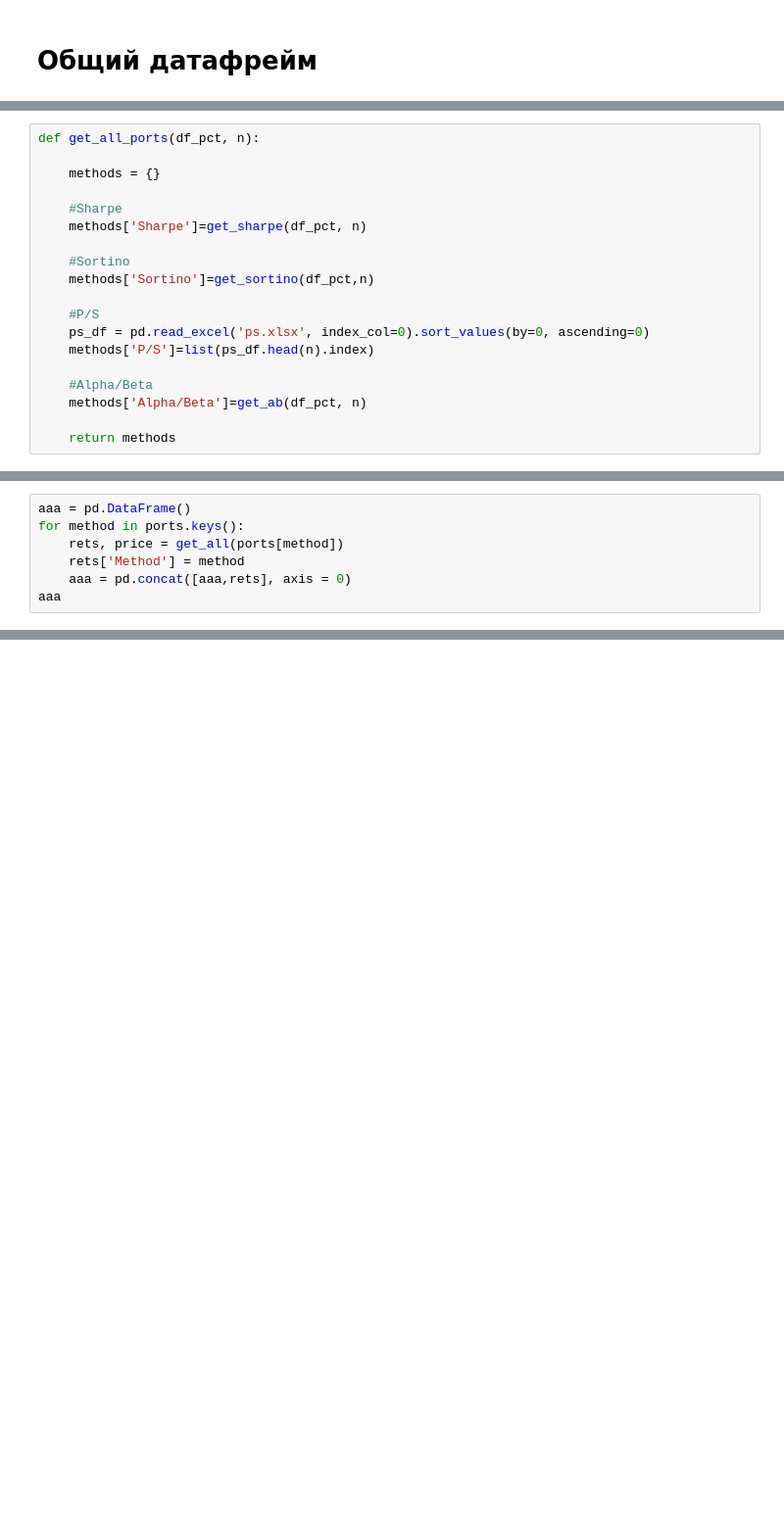
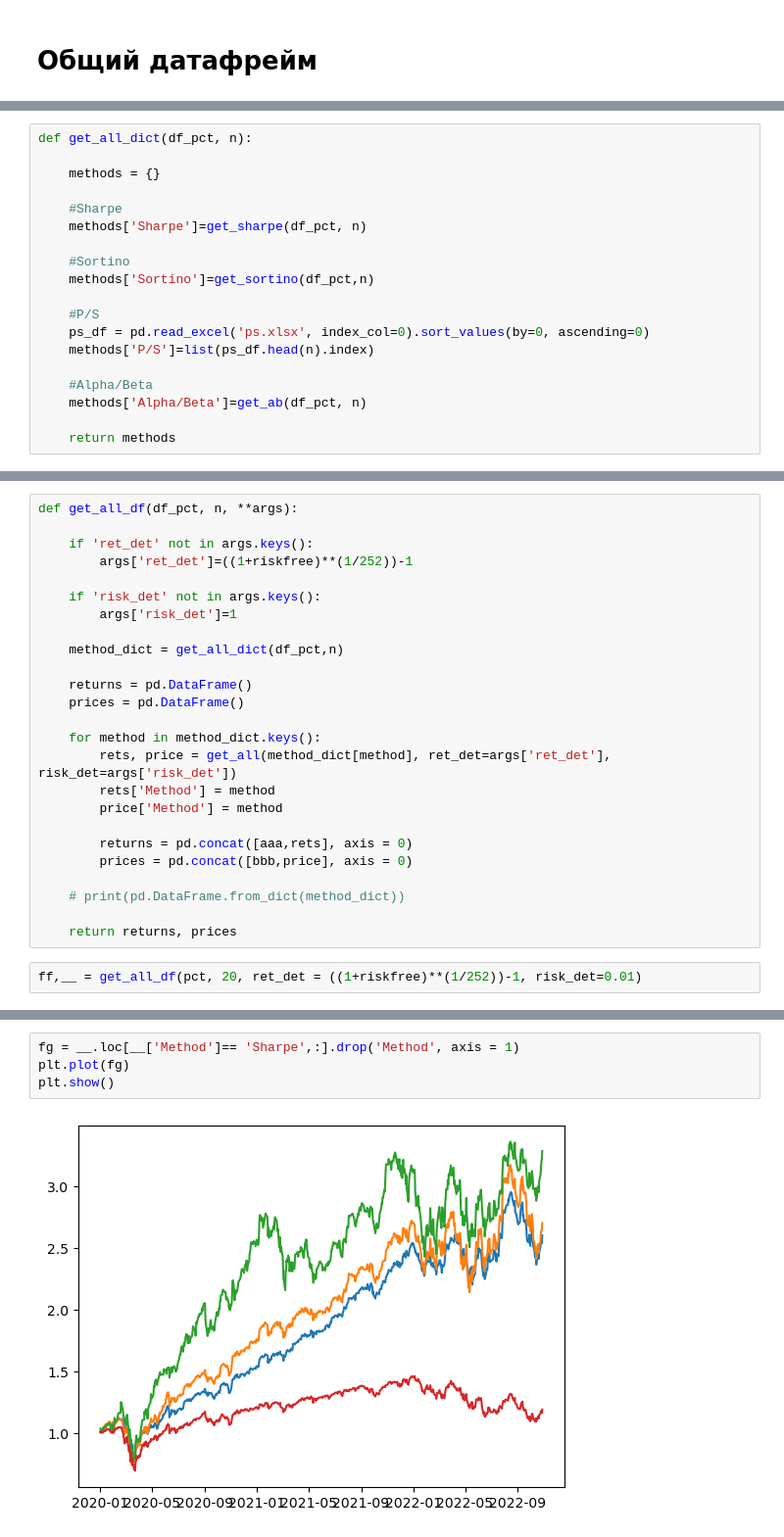
Before and after one commit to Shinypuff/Portfolios, a Jupyter notebook: port_my.ipynb, the cells around one changed output, grey strips where cells are left out. Shown at 98% size. Cells and saved outputs as stored; diff of their text form; blank space fills up the shorter version.

```diff
--- a/port_my.ipynb
+++ b/port_my.ipynb
@@ -292,5 +313,5 @@ def get_ab(df_pct, n):
 # %%
-def get_all_ports(df_pct, n):
+def get_all_dict(df_pct, n):
 
     methods = {}
 
@@ -313,8 +334,28 @@ ports = get_all_ports(pct, 20)
+# %%
+def get_all_df(df_pct, n, **args):
+
+    if 'ret_det' not in args.keys():
+        args['ret_det']=((1+riskfree)**(1/252))-1
+
+    if 'risk_det' not in args.keys():
+        args['risk_det']=1
+
+    method_dict = get_all_dict(df_pct,n)
+
+    returns = pd.DataFrame()
+    prices = pd.DataFrame()
+
+    for method in method_dict.keys():
+        rets, price = get_all(method_dict[method], ret_det=args['ret_det'], risk_det=args['risk_det'])
+        rets['Method'] = method
+        price['Method'] = method
+
+        returns = pd.concat([aaa,rets], axis = 0)
+        prices = pd.concat([bbb,price], axis = 0)
+
+    # print(pd.DataFrame.from_dict(method_dict))
+
+    return returns, prices
 # %%
-aaa = pd.DataFrame()
-for method in ports.keys():
-    rets, price = get_all(ports[method])
-    rets['Method'] = method
-    aaa = pd.concat([aaa,rets], axis = 0)
-aaa
+ff,__ = get_all_df(pct, 20, ret_det = ((1+riskfree)**(1/252))-1, risk_det=0.01)
 # %% [output]
@@ -337,0 +407,6 @@ aaa
+# %%
+fg = __.loc[__['Method']== 'Sharpe',:].drop('Method', axis = 1)
+plt.plot(fg)
+plt.show()
+# %% [output]
+[figure, added]
```
Also changed, not shown: parts of 16 cells of this notebook.
